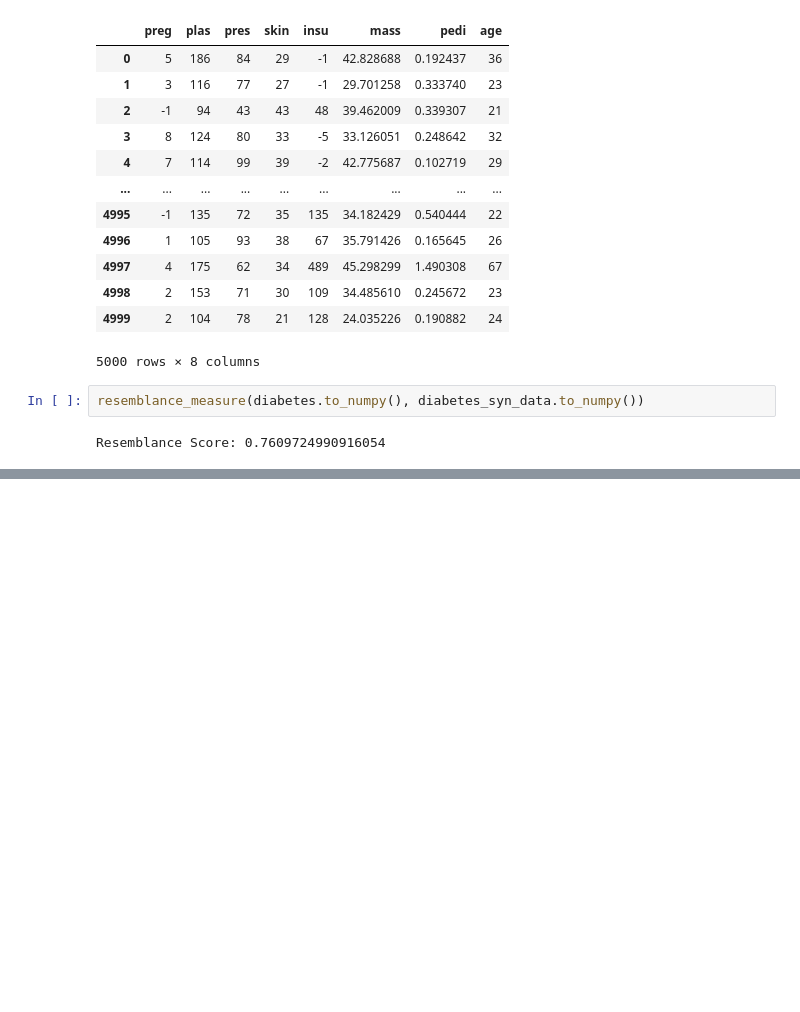
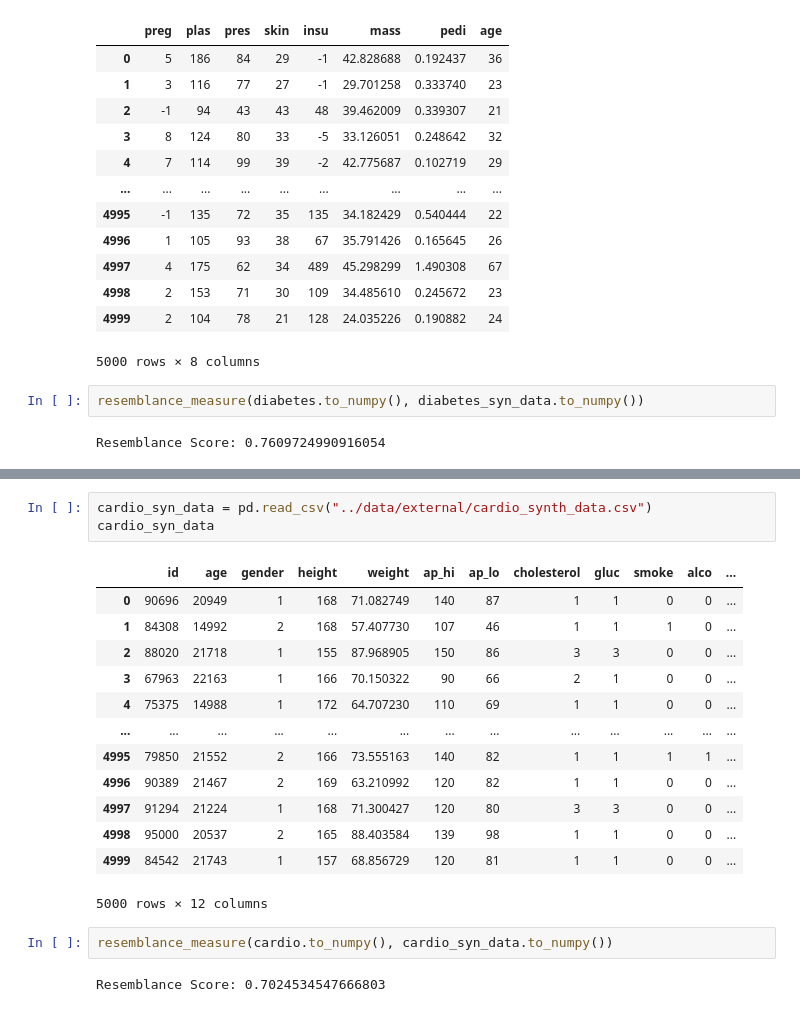
Before and after one commit to arc-arnob/Silofuse-reproduced, a Jupyter notebook: notebooks/1.0-vae-tvae-initial.ipynb, the cells around one changed output, grey strips where cells are left out. Cells and saved outputs as stored; diff of their text form; blank space fills up the shorter version.

```diff
--- a/notebooks/1.0-vae-tvae-initial.ipynb
+++ b/notebooks/1.0-vae-tvae-initial.ipynb
@@ -566,0 +613,21 @@ Resemblance Score: 0.7609724990916054
+# %%
+cardio_syn_data = pd.read_csv("../data/external/cardio_synth_data.csv")
+cardio_syn_data
+# %% [output]
+|  | id | age | gender | height | weight | ap_hi | ap_lo | cholesterol | gluc | smoke | alco | ... |
+| 0 | 90696 | 20949 | 1 | 168 | 71.082749 | 140 | 87 | 1 | 1 | 0 | 0 | ... |
+| 1 | 84308 | 14992 | 2 | 168 | 57.407730 | 107 | 46 | 1 | 1 | 1 | 0 | ... |
+| 2 | 88020 | 21718 | 1 | 155 | 87.968905 | 150 | 86 | 3 | 3 | 0 | 0 | ... |
+| 3 | 67963 | 22163 | 1 | 166 | 70.150322 | 90 | 66 | 2 | 1 | 0 | 0 | ... |
+| 4 | 75375 | 14988 | 1 | 172 | 64.707230 | 110 | 69 | 1 | 1 | 0 | 0 | ... |
+| ... | ... | ... | ... | ... | ... | ... | ... | ... | ... | ... | ... | ... |
+| 4995 | 79850 | 21552 | 2 | 166 | 73.555163 | 140 | 82 | 1 | 1 | 1 | 1 | ... |
+| 4996 | 90389 | 21467 | 2 | 169 | 63.210992 | 120 | 82 | 1 | 1 | 0 | 0 | ... |
+| 4997 | 91294 | 21224 | 1 | 168 | 71.300427 | 120 | 80 | 3 | 3 | 0 | 0 | ... |
+| 4998 | 95000 | 20537 | 2 | 165 | 88.403584 | 139 | 98 | 1 | 1 | 0 | 0 | ... |
+| 4999 | 84542 | 21743 | 1 | 157 | 68.856729 | 120 | 81 | 1 | 1 | 0 | 0 | ... |
+5000 rows × 12 columns
+# %%
+resemblance_measure(cardio.to_numpy(), cardio_syn_data.to_numpy())
+# %% [output]
+Resemblance Score: 0.7024534547666803
```
Also changed, not shown: parts of 17 cells of this notebook, 3 other files.
